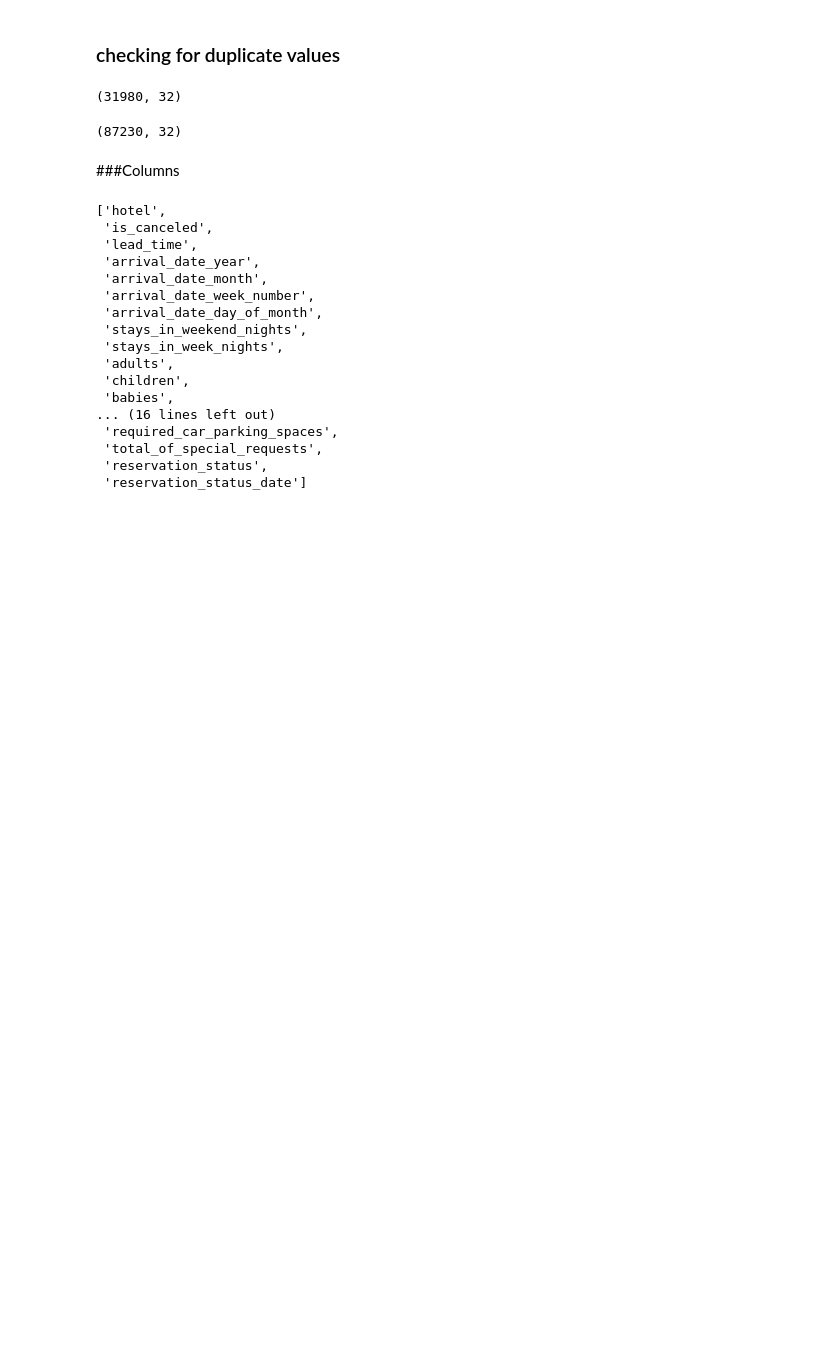
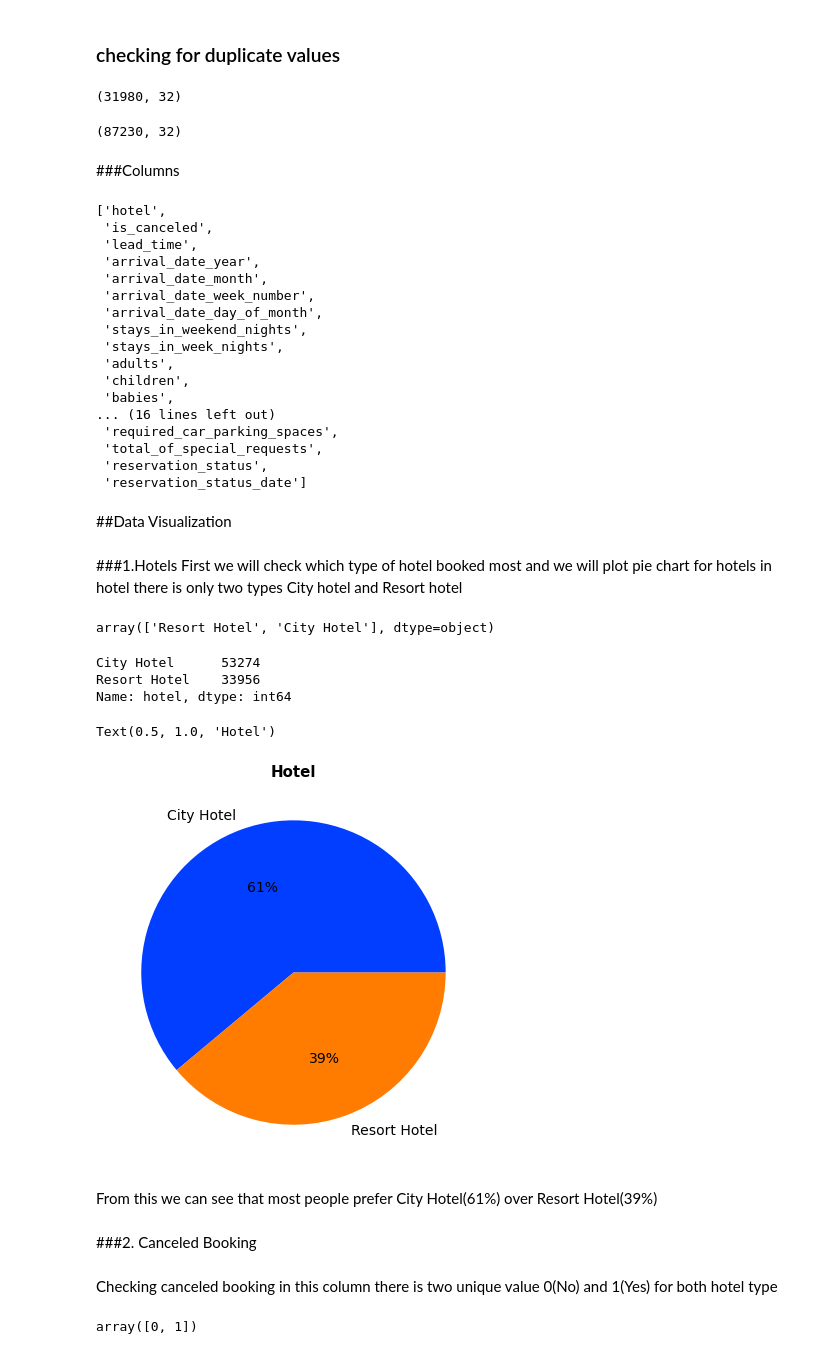
Before and after one commit to rafiddeshmukh/EDA-Hotel_Booking, a Jupyter notebook: Hotel_Booking_Analysis_Capstone_Project.ipynb, the cells around one changed output. Cells and saved outputs as stored; diff of their text form; code cells hidden in the pictures; blank space fills up the shorter version.

```diff
--- a/Hotel_Booking_Analysis_Capstone_Project.ipynb
+++ b/Hotel_Booking_Analysis_Capstone_Project.ipynb
@@ -203,3 +204,42 @@ list(df.columns)
  'total_of_special_requests',
  'reservation_status',
  'reservation_status_date']
+# %% [markdown]
+##Data Visualization
+# %% [markdown]
+###1.Hotels
+First we will check which type of hotel booked most and
+we will plot pie chart for hotels in hotel there is only two types City hotel and Resort hotel
+# %%
+df['hotel'].unique()
+# %% [output]
+array(['Resort Hotel', 'City Hotel'], dtype=object)
+# %%
+#Checking which hotel type have most booking
+df['hotel'].value_counts()
+# %% [output]
+City Hotel      53274
+Resort Hotel    33956
+Name: hotel, dtype: int64
+# %%
+#Plotting pie chart for better understanding from seaborn
+palette_color = sns.color_palette('bright') #for bright colour for pie chart
+hotel=df['hotel'].value_counts()
+
+plt.figure(figsize=(14,7))
+pie=plt.pie(hotel, labels=hotel.index, colors=palette_color,
+         autopct='%.0f%%',textprops={'fontsize': 14})
+plt.title('Hotel',fontsize= 15,fontweight='bold')
+# %% [output]
+Text(0.5, 1.0, 'Hotel')
+[figure, added]
+# %% [markdown]
+From this we can see that most people prefer City Hotel(61%) over Resort Hotel(39%)
+# %% [markdown]
+###2. Canceled Booking
+# %% [markdown]
+Checking canceled booking in this column there is two unique value 0(No) and 1(Yes) for both hotel type
+# %%
+ df['is_canceled'].unique()
+# %% [output]
+array([0, 1])
```
Also changed, not shown: parts of 3 cells of this notebook.
